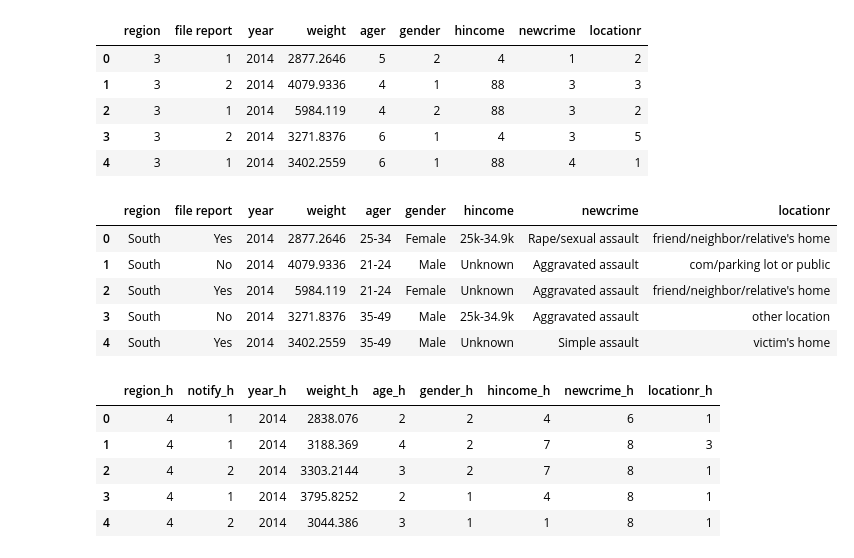
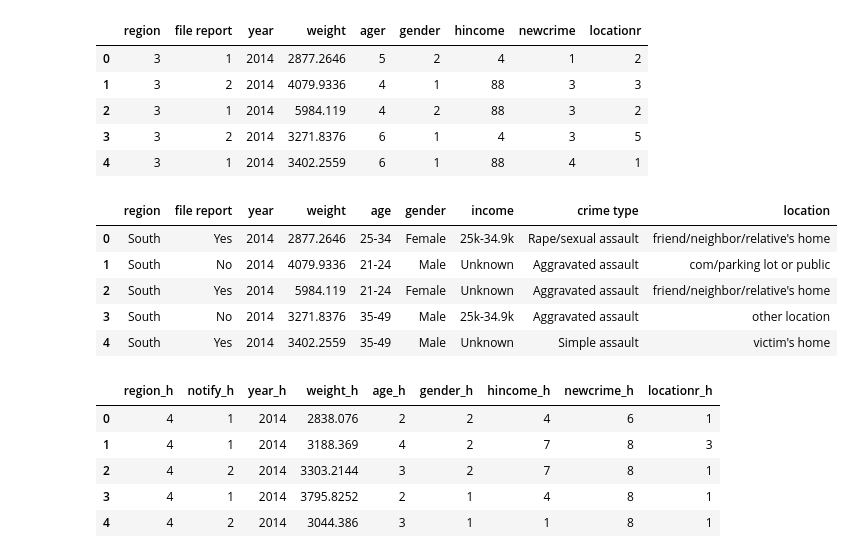
Before and after one commit to akarki23/project-1, a Jupyter notebook: NCVS/NationalCrimeVictimizationSurvey.ipynb, the cells around one changed output. Saved outputs shown, nothing was run; the diff lists cells and outputs as text; code cells hidden in the pictures.

```diff
--- a/NCVS/NationalCrimeVictimizationSurvey.ipynb
+++ b/NCVS/NationalCrimeVictimizationSurvey.ipynb
@@ -89,34 +90,37 @@ ncvs['region'] = ncvs['region'].replace({"1":"NorthEast",
 
 ncvs['file report'] = ncvs['file report'].replace({"1":"Yes",
         "2": "No",
         "3": "Do not know"})
 
 
 
 ncvs['hincome'] = ncvs['hincome'].replace({"1":"<7.5k",
         "2": "7.5k-14.9k",
         "3": "15k-24.9k",
         "4": "25k-34.9k",
         "5": "35k-49.9k",
         "6": "50k-74.9k",
         "7": "75k+",
         "88": "Unknown"})
 
 ncvs['locationr'] = ncvs['locationr'].replace({"1":"victim's home",
         "2": " friend/neighbor/relative's home",
         "3": "com/parking lot or public",
         "4": "school",
         "5": "other location"})
 
 ncvs['newcrime'] = ncvs['newcrime'].replace({"1":"Rape/sexual assault",
         "2": "Robbery",
         "3": "Aggravated assault",
         "4": "Simple assault",
         "5": "Personal theft"})
 
+ncvs = ncvs.rename(columns = {'ager': 'age', 'hincome': 'income',
+                     'newcrime': 'crime type', 'locationr': 'location'})
+
 ncvs.head()
 # %% [output]
-|  | region | file report | year | weight | ager | gender | hincome | newcrime | locationr |
+|  | region | file report | year | weight | age | gender | income | crime type | location |
 | 0 | South | Yes | 2014 | 2877.2646 | 25-34 | Female | 25k-34.9k | Rape/sexual assault | friend/neighbor/relative's home |
 | 1 | South | No | 2014 | 4079.9336 | 21-24 | Male | Unknown | Aggravated assault | com/parking lot or public |
 | 2 | South | Yes | 2014 | 5984.119 | 21-24 | Female | Unknown | Aggravated assault | friend/neighbor/relative's home |
```
Also changed, not shown: parts of 10 cells of this notebook.
